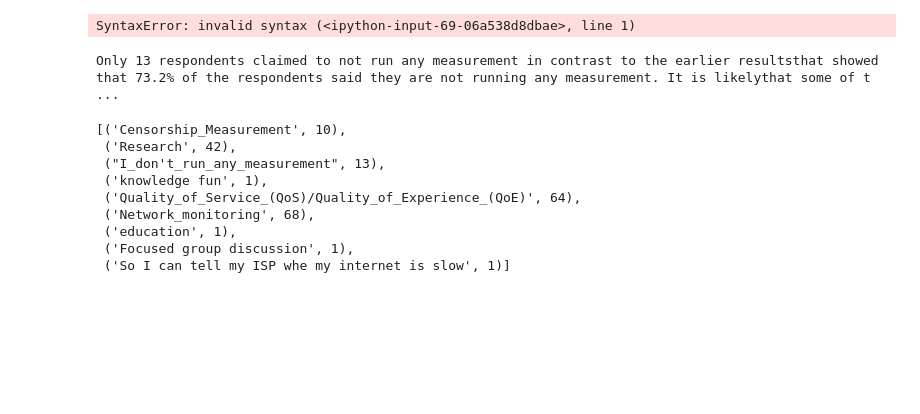
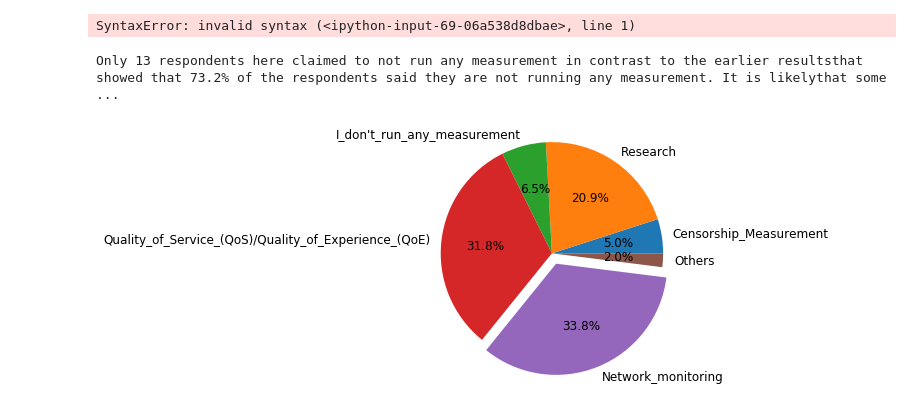
Before and after one commit to AFRINIC-Labs/Africa_Internet_Measurement_Survey, a Jupyter notebook: Internet Africa Awareness Survey.ipynb, the cells around one changed output. Drawn from its saved outputs; the diff is of its cells as text; code cells hidden in the pictures; blank space fills up the shorter version.

```diff
--- a/Internet Africa Awareness Survey.ipynb
+++ b/Internet Africa Awareness Survey.ipynb
@@ -239,42 +239,58 @@ SyntaxError: invalid syntax (<ipython-input-69-06a538d8dbae>, line 1)
 #Reasons for running measurement
 def reasons_for_measurement():
     reasons =['6._Please_state_your_main_purpose_for_running_network_measurements?_[Network_monitoring]',
               '6._Please_state_your_main_purpose_for_running_network_measurements?_[Quality_of_Service_(QoS)/Quality_of_Experience_(QoE)]',
               '6._Please_state_your_main_purpose_for_running_network_measurements?_[Research]',
               '6._Please_state_your_main_purpose_for_running_network_measurements?_[Censorship_Measurement]',
               "6._Please_state_your_main_purpose_for_running_network_measurements?_[I_don't_run_any_measurement]",
               '6._Please_state_your_main_purpose_for_running_network_measurements?_[Other]']
     df2 = df[reasons]
     freq = []
     purpose = []
     for col in df2.columns:
         if col == "6._Please_state_your_main_purpose_for_running_network_measurements?_[Other]":
             new_purpose = tuple(df2[col].dropna().unique())
             for purp in new_purpose:
                 freq.append(1)
                 purpose.append(purp)
         else:
             value = len(df2[df2[col]=="Yes"])
             freq.append(value)
             ntype = col.split('[')[1].split(']')[0]
             purpose.append(ntype)
     values = zip(purpose, freq)
-    final = list(set(values))
+    final = dict(set(values))
     print("Only 13 respondents here claimed to not run any measurement in contrast to the earlier results\
 that showed that 73.2% of the respondents said they are not running any measurement. It is likely\
 that some of the respondents that earlier responded not have run any measurement before are \
 speculating what they will use a measurement platform for rather than what they have actually used the\
 platform for. Hence the reason for fewer answers under 'I_don't_run_any_measurement' column")
-    return final
+
+    #plot piechart by combining all entries with less than one percent of the total as others
+    dsum = sum(final.values())
+    dthresh = dsum * 0.01
+    includedict = {}
+    excludedict = {}
+
+    for k, v in final.items():
+        if v >= dthresh:
+            includedict.update({k:v})
+        else:
+            excludedict.update({k:v})
+            others = sum(excludedict.values())
+
+    includedict.update({'Others':others})
+    y = includedict.values()
+    label = includedict.keys()
+    plt.pie([float(v) for v in y], labels=[k for k in label],
+            autopct='%1.1f%%', explode = (0, 0, 0, 0, 0.1, 0))
+    plt.axis('equal')
+    plt.rcParams['font.size'] = 12
+    plt.tight_layout()
+    plt.show()
+
+    return
 reasons_for_measurement()
 # %% [output]
-Only 13 respondents claimed to not run any measurement in contrast to the earlier resultsthat showed that 73.2% of the respondents said they are not running any measurement. It is likelythat some of t ...
+Only 13 respondents here claimed to not run any measurement in contrast to the earlier resultsthat showed that 73.2% of the respondents said they are not running any measurement. It is likelythat some ...
-[('Censorship_Measurement', 10),
- ('Research', 42),
- ("I_don't_run_any_measurement", 13),
- ('knowledge fun', 1),
- ('Quality_of_Service_(QoS)/Quality_of_Experience_(QoE)', 64),
- ('Network_monitoring', 68),
- ('education', 1),
- ('Focused group discussion', 1),
- ('So I can tell my ISP whe my internet is slow', 1)]
+[figure, added]
```
